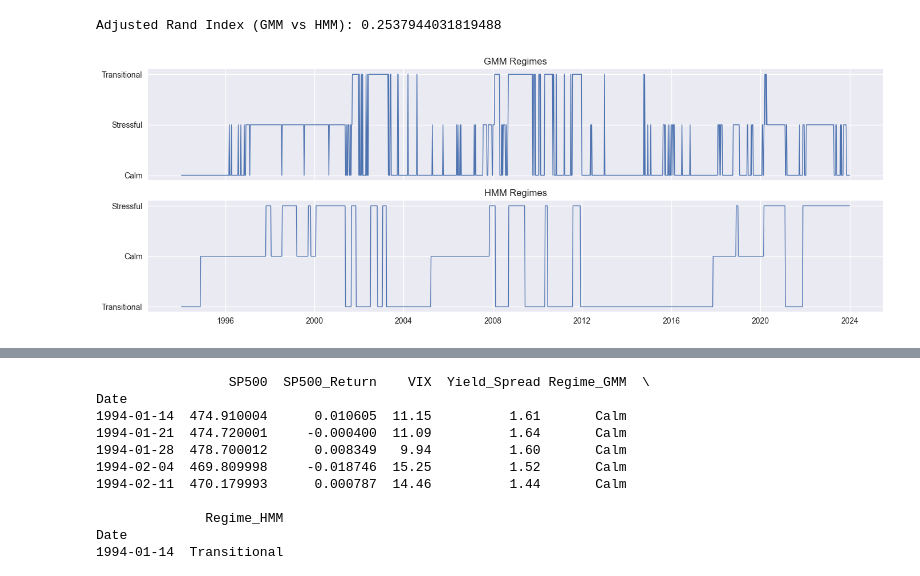
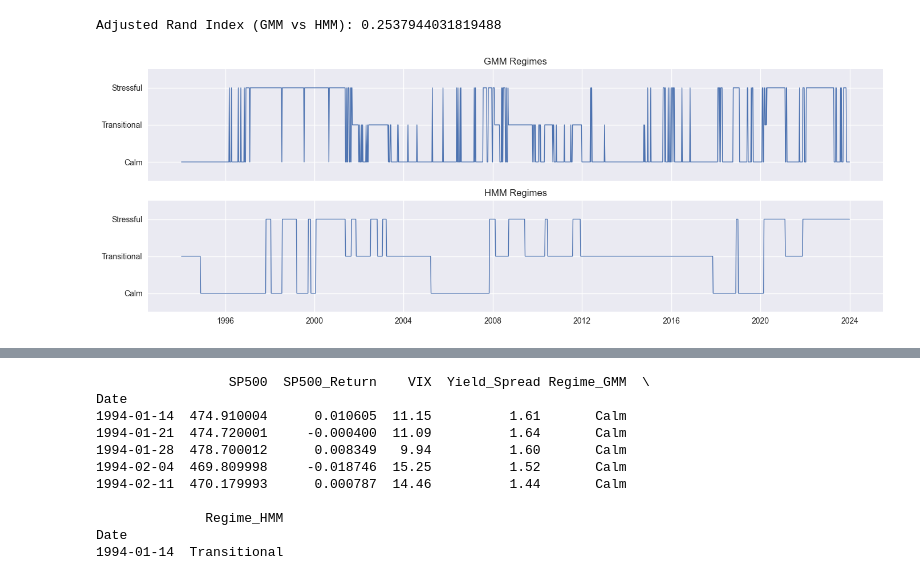
Before and after one commit to nickdatak/Unsupervised-Discovery-of-Market-Regimes, a Jupyter notebook: notebooks/evaluation & comparison /regime_comparison_analysis.ipynb, the cells around one changed output, grey strips where cells are left out. Saved outputs shown, nothing was run; the diff lists cells and outputs as text; code cells hidden in the pictures.

Commit message:
Some changes added and visualisations updated

```diff
--- a/notebooks/evaluation & comparison /regime_comparison_analysis.ipynb
+++ b/notebooks/evaluation & comparison /regime_comparison_analysis.ipynb
@@ -133,18 +133,31 @@ print("Adjusted Rand Index (GMM vs HMM):", ari)
 # %% [output]
 Adjusted Rand Index (GMM vs HMM): 0.2537944031819488
 # %%
+mapping = {'Calm': 0, 'Transitional': 1, 'Stressful': 2}
+
+#We map periods to specific numbers, to give the proper order to the visualisation, unfortunately matplotlib implicitly assumes wrong order, so we have to adjust it manually
+
+
+gmm_numeric = df["Regime_GMM"].map(mapping)
+hmm_numeric = df["Regime_HMM"].map(mapping)
+
 fig, ax = plt.subplots(2, 1, figsize=(14, 5), sharex=True)
 
-ax[0].plot(df.index, df["Regime_GMM"], lw=1)
+ax[0].plot(df.index, gmm_numeric, lw=1)
 ax[0].set_title("GMM Regimes")
 
-ax[1].plot(df.index, df["Regime_HMM"], lw=1)
+ax[1].plot(df.index, hmm_numeric, lw=1)
 ax[1].set_title("HMM Regimes")
+
+for a in ax:
+    a.set_yticks([0, 1, 2])
+    a.set_yticklabels(['Calm', 'Transitional', 'Stressful'])
+    a.set_ylim(-0.5, 2.5)
 
 plt.tight_layout()
 plt.show()
 # %% [output]
-[figure, old version]
+[figure, new version]
 # %%
 features = ["SP500_Return", "VIX", "Yield_Spread"]
 
```
Also changed, not shown: parts of 2 cells of this notebook, 1 other file.
